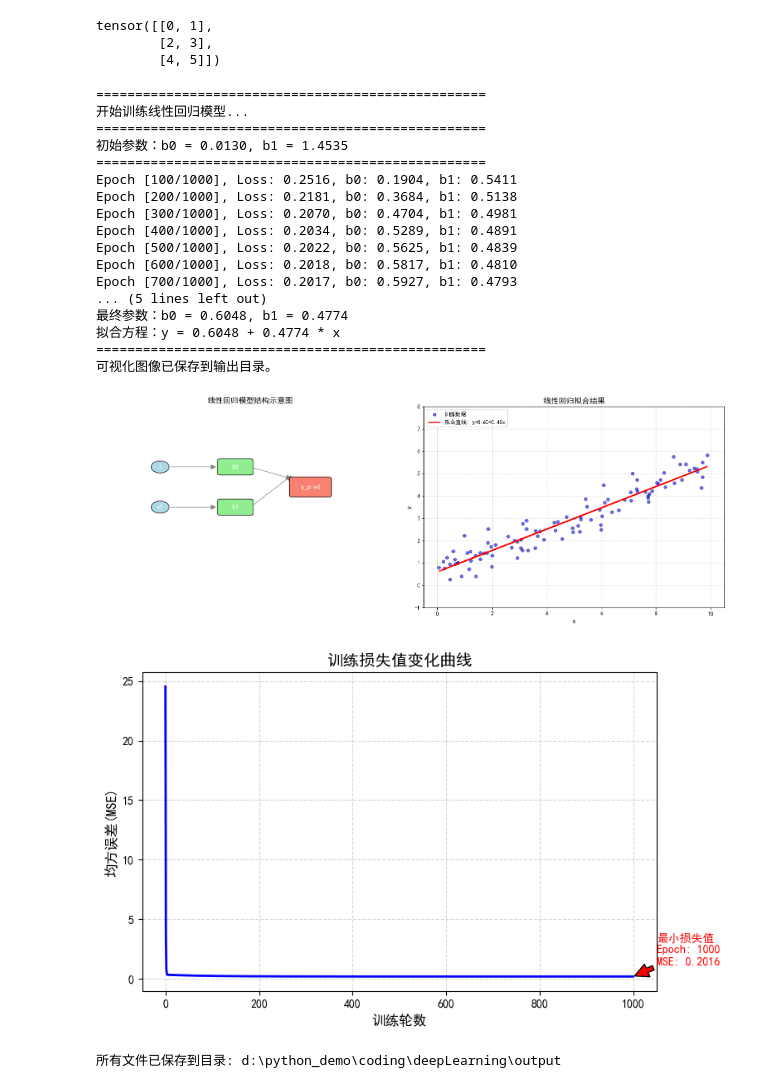
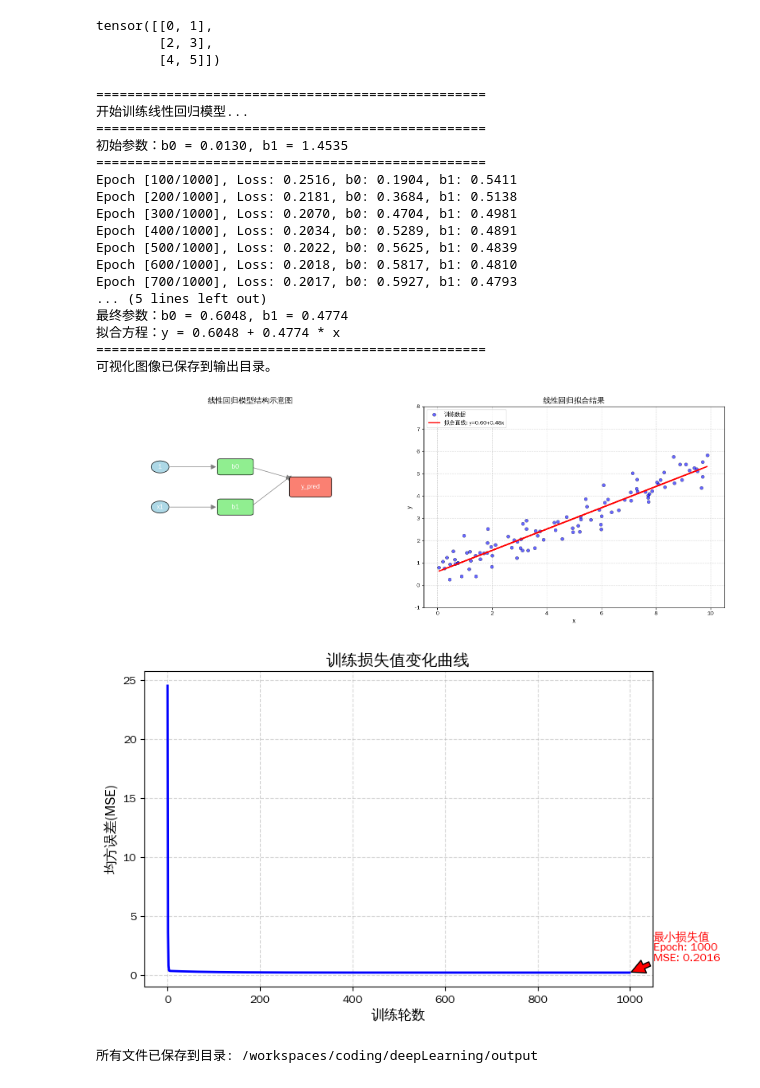
Before and after one commit to SongYangcheng/coding, a Jupyter notebook: deepLearning/pytorch.ipynb, the cells around one changed output. Saved outputs shown, nothing was run; the diff lists cells and outputs as text; code cells hidden in the pictures.

```diff
--- a/deepLearning/pytorch.ipynb
+++ b/deepLearning/pytorch.ipynb
@@ -80,8 +80,11 @@ from matplotlib.patches import FancyBboxPatch, FancyArrowPatch
 import warnings
 
 # ================配置部分==================
-plt.rcParams['font.sans-serif'] = ['SimHei', 'Times New Roman']  # 设置字体，优先使用黑体
-plt.rcParams['axes.unicode_minus'] = False  # 确保负号正常显示
+plt.rcParams['font.sans-serif'] = ['WenQuanYi Zen Hei']
+plt.rcParams['axes.unicode_minus'] = False # 解决负号显示为方块的问题
+# plt.rcParams['font.sans-serif'] = ['Noto Sans CJK SC', 'DejaVu Sans']
+# plt.rcParams['font.sans-serif'] = ['SimHei']  # 用于显示中文标签
+# plt.rcParams['axes.unicode_minus'] = False # 解决负号显示为方块的问题
 warnings.filterwarnings("ignore")  # 忽略警告信息
 np.random.seed(42)  # 设置随机种子，确保结果可复现
 
@@ -259,32 +262,32 @@ min_epoch = loss_history.index(min_loss) + 1
 plt.annotate(f'最小损失值\nEpoch: {min_epoch}\nMSE: {min_loss:.4f}',
              xy=(min_epoch, min_loss),
              xytext=(min_epoch + 50, min_loss + 1),
              arrowprops=dict(facecolor='red', shrink=0.05),
              fontsize=10, color='red', weight='bold')
 
 # plt.savefig(os.path.join(output_dir, 'training_loss_curve.png'), dpi=300)
 plt.show()
 
 # ================打印最终信息=============
 print(f"\n所有文件已保存到目录: {os.path.abspath(output_dir)}")
 # %% [output]
 ==================================================
 开始训练线性回归模型...
 ==================================================
 初始参数：b0 = 0.0130, b1 = 1.4535
 ==================================================
 Epoch [100/1000], Loss: 0.2516, b0: 0.1904, b1: 0.5411
 Epoch [200/1000], Loss: 0.2181, b0: 0.3684, b1: 0.5138
 Epoch [300/1000], Loss: 0.2070, b0: 0.4704, b1: 0.4981
 Epoch [400/1000], Loss: 0.2034, b0: 0.5289, b1: 0.4891
 Epoch [500/1000], Loss: 0.2022, b0: 0.5625, b1: 0.4839
 Epoch [600/1000], Loss: 0.2018, b0: 0.5817, b1: 0.4810
 Epoch [700/1000], Loss: 0.2017, b0: 0.5927, b1: 0.4793
 ... (5 lines left out)
 最终参数：b0 = 0.6048, b1 = 0.4774
 拟合方程：y = 0.6048 + 0.4774 * x
 ==================================================
 可视化图像已保存到输出目录。
 [figure]
-[figure, old version]
+[figure, new version]
-所有文件已保存到目录: d:\python_demo\coding\deepLearning\output
+所有文件已保存到目录: /workspaces/coding/deepLearning/output
```
Also changed, not shown: parts of 2 cells of this notebook.
